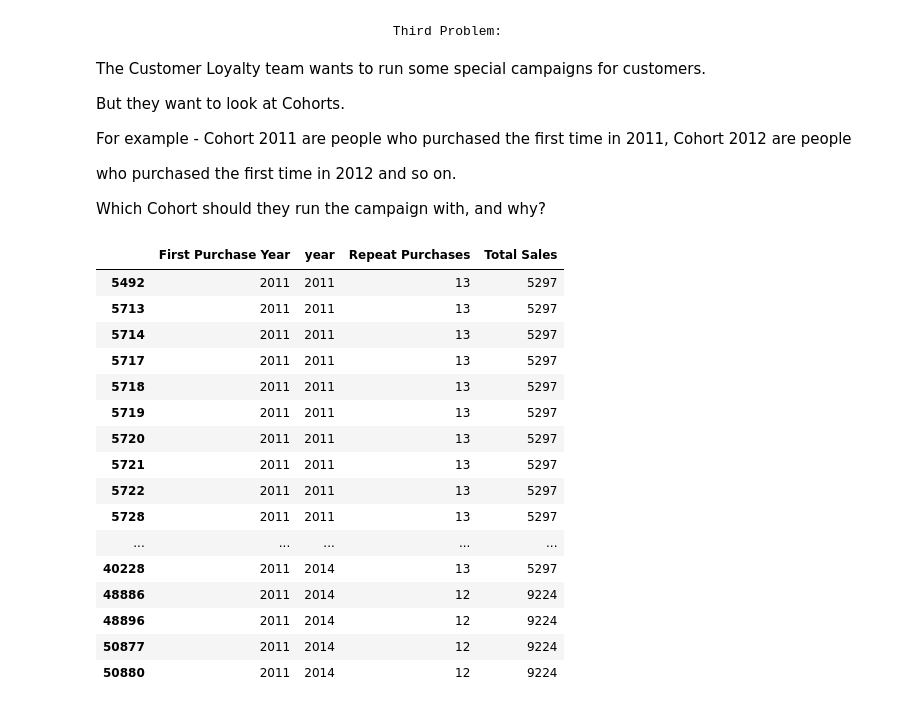
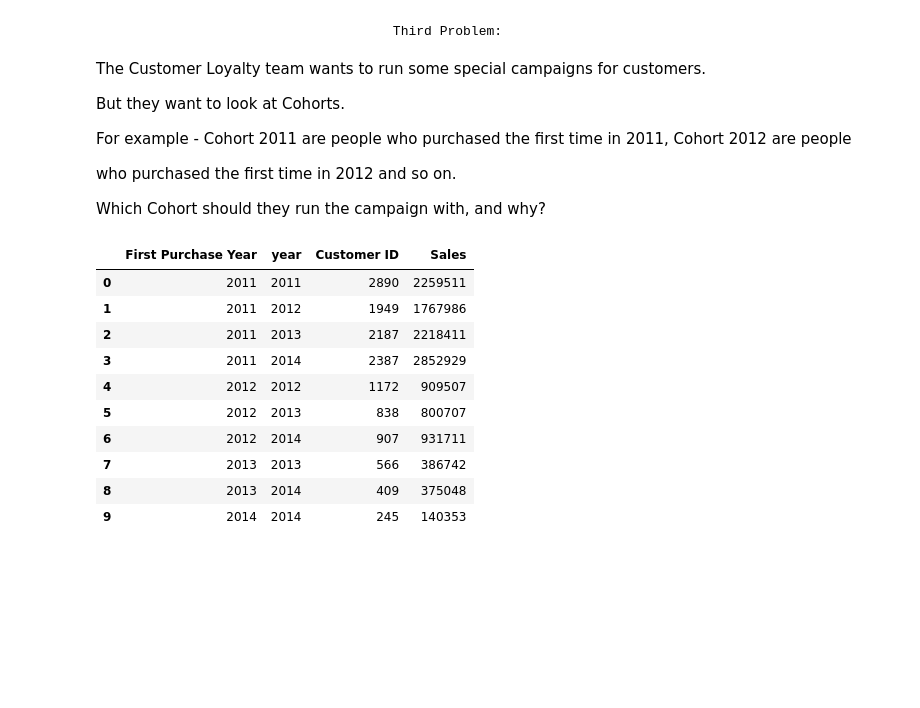
Before and after one commit to saifghostrider454/AdvertisementCaseStudy, a Jupyter notebook: EDA/eda.ipynb, the cells around one changed output. Cells and saved outputs as stored; diff of their text form; code cells hidden in the pictures; blank space fills up the shorter version.

```diff
--- a/EDA/eda.ipynb
+++ b/EDA/eda.ipynb
@@ -385,20 +372,18 @@ high_total_sales = df[df['Total Sales'] > 5000]
-# %%
-high_repeat_purchasers[['First Purchase Year', 'year', 'Repeat Purchases','Total Sales']]
-# %% [output]
-|  | First Purchase Year | year | Repeat Purchases | Total Sales |
-| 5492 | 2011 | 2011 | 13 | 5297 |
-| 5713 | 2011 | 2011 | 13 | 5297 |
-| 5714 | 2011 | 2011 | 13 | 5297 |
-| 5717 | 2011 | 2011 | 13 | 5297 |
-| 5718 | 2011 | 2011 | 13 | 5297 |
-| 5719 | 2011 | 2011 | 13 | 5297 |
-| 5720 | 2011 | 2011 | 13 | 5297 |
-| 5721 | 2011 | 2011 | 13 | 5297 |
-| 5722 | 2011 | 2011 | 13 | 5297 |
-| 5728 | 2011 | 2011 | 13 | 5297 |
-| ... | ... | ... | ... | ... |
-| 40228 | 2011 | 2014 | 13 | 5297 |
-| 48886 | 2011 | 2014 | 12 | 9224 |
-| 48896 | 2011 | 2014 | 12 | 9224 |
-| 50877 | 2011 | 2014 | 12 | 9224 |
-| 50880 | 2011 | 2014 | 12 | 9224 |
+# %%
+cohort_data = df.groupby(['First Purchase Year', 'year']).agg({
+    'Customer ID': 'nunique',  # Count the number of unique customers
+    'Sales': 'sum'  # Sum of sales
+}).reset_index()
+cohort_data
+# %% [output]
+|  | First Purchase Year | year | Customer ID | Sales |
+| 0 | 2011 | 2011 | 2890 | 2259511 |
+| 1 | 2011 | 2012 | 1949 | 1767986 |
+| 2 | 2011 | 2013 | 2187 | 2218411 |
+| 3 | 2011 | 2014 | 2387 | 2852929 |
+| 4 | 2012 | 2012 | 1172 | 909507 |
+| 5 | 2012 | 2013 | 838 | 800707 |
+| 6 | 2012 | 2014 | 907 | 931711 |
+| 7 | 2013 | 2013 | 566 | 386742 |
+| 8 | 2013 | 2014 | 409 | 375048 |
+| 9 | 2014 | 2014 | 245 | 140353 |
```
Also changed, not shown: parts of 3 cells of this notebook.
